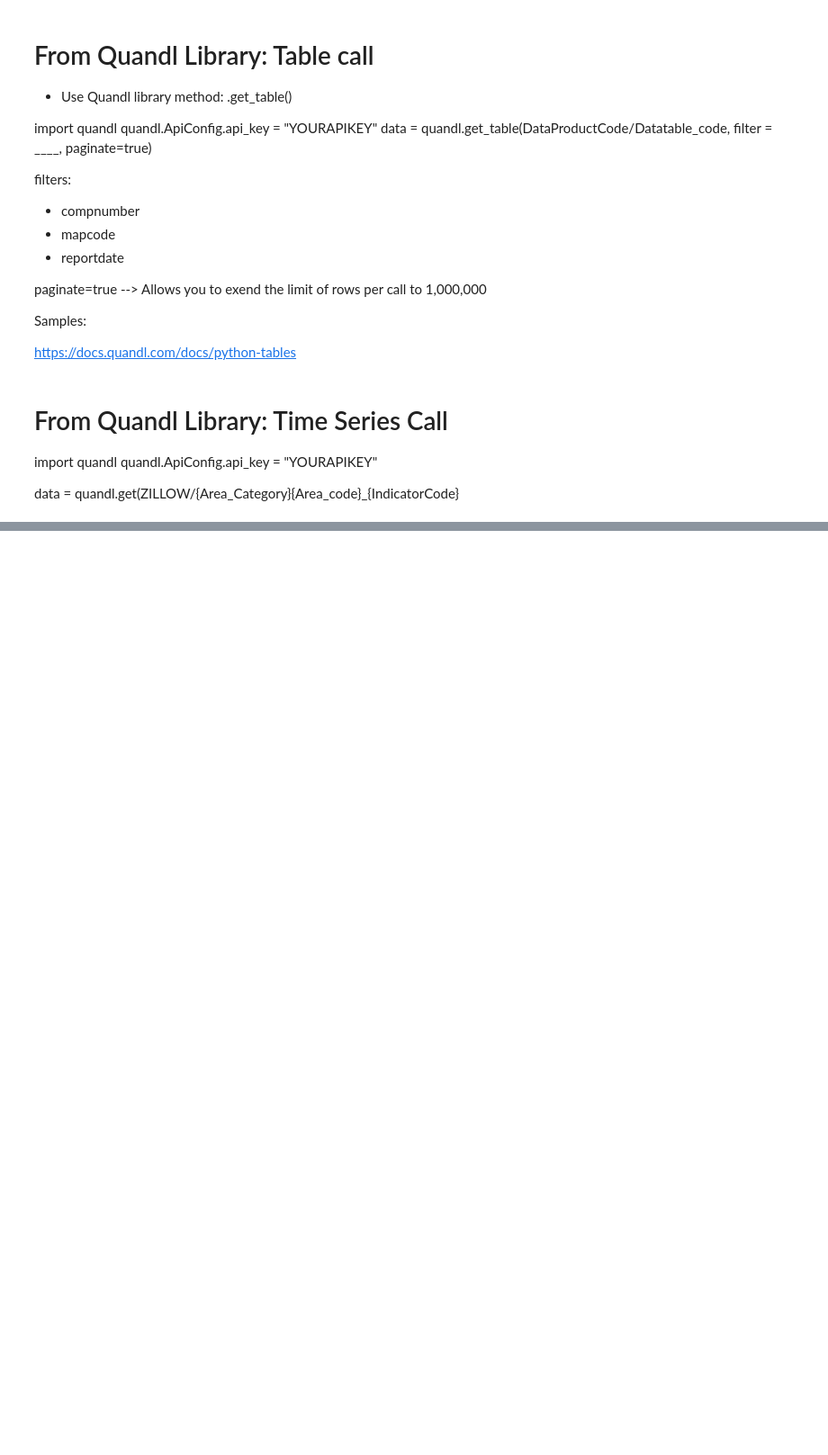
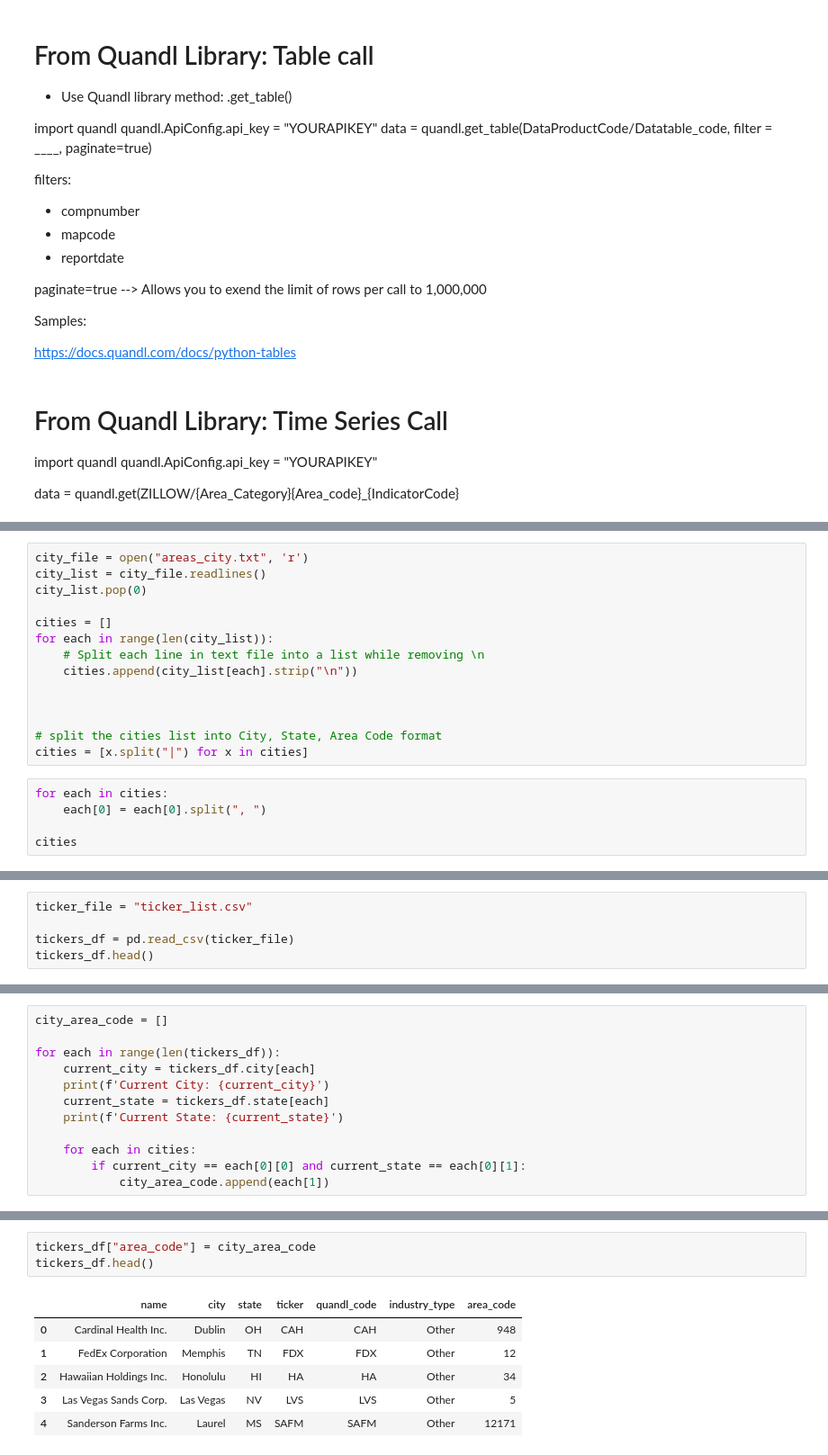
Before and after one commit to GraceHsu12/UCB_Project1_team, a Jupyter notebook: Grace_quandl_API_test.ipynb, the cells around one changed output, grey strips where cells are left out. Shown: that part at 90% size. Drawn from its saved outputs; the diff is of its cells as text; blank space fills up the shorter version.

Commit message:
Grace updated files to find areacode for cities

```diff
--- a/Grace_quandl_API_test.ipynb
+++ b/Grace_quandl_API_test.ipynb
@@ -46,0 +50,19 @@ data = quandl.get(ZILLOW/{Area_Category}{Area_code}_{IndicatorCode}
+# %%
+city_file = open("areas_city.txt", 'r')
+city_list = city_file.readlines()
+city_list.pop(0)
+
+cities = []
+for each in range(len(city_list)):
+    # Split each line in text file into a list while removing \n
+    cities.append(city_list[each].strip("\n"))
+
+
+
+# split the cities list into City, State, Area Code format
+cities = [x.split("|") for x in cities]
+# %%
+for each in cities:
+    each[0] = each[0].split(", ")
+
+cities
@@ -46,0 +87,5 @@ data = quandl.get(ZILLOW/{Area_Category}{Area_code}_{IndicatorCode}
+# %%
+ticker_file = "ticker_list.csv"
+
+tickers_df = pd.read_csv(ticker_file)
+tickers_df.head()
@@ -46,0 +99,12 @@ data = quandl.get(ZILLOW/{Area_Category}{Area_code}_{IndicatorCode}
+# %%
+city_area_code = []
+
+for each in range(len(tickers_df)):
+    current_city = tickers_df.city[each]
+    print(f'Current City: {current_city}')
+    current_state = tickers_df.state[each]
+    print(f'Current State: {current_state}')
+
+    for each in cities:
+        if current_city == each[0][0] and current_state == each[0][1]:
+            city_area_code.append(each[1])
@@ -46,0 +129,10 @@ data = quandl.get(ZILLOW/{Area_Category}{Area_code}_{IndicatorCode}
+# %%
+tickers_df["area_code"] = city_area_code
+tickers_df.head()
+# %% [output]
+|  | name | city | state | ticker | quandl_code | industry_type | area_code |
+| 0 | Cardinal Health Inc. | Dublin | OH | CAH | CAH | Other | 948 |
+| 1 | FedEx Corporation | Memphis | TN | FDX | FDX | Other | 12 |
+| 2 | Hawaiian Holdings Inc. | Honolulu | HI | HA | HA | Other | 34 |
+| 3 | Las Vegas Sands Corp. | Las Vegas | NV | LVS | LVS | Other | 5 |
+| 4 | Sanderson Farms Inc. | Laurel | MS | SAFM | SAFM | Other | 12171 |
```
Also changed, not shown: parts of 5 cells of this notebook, 4 other files.
